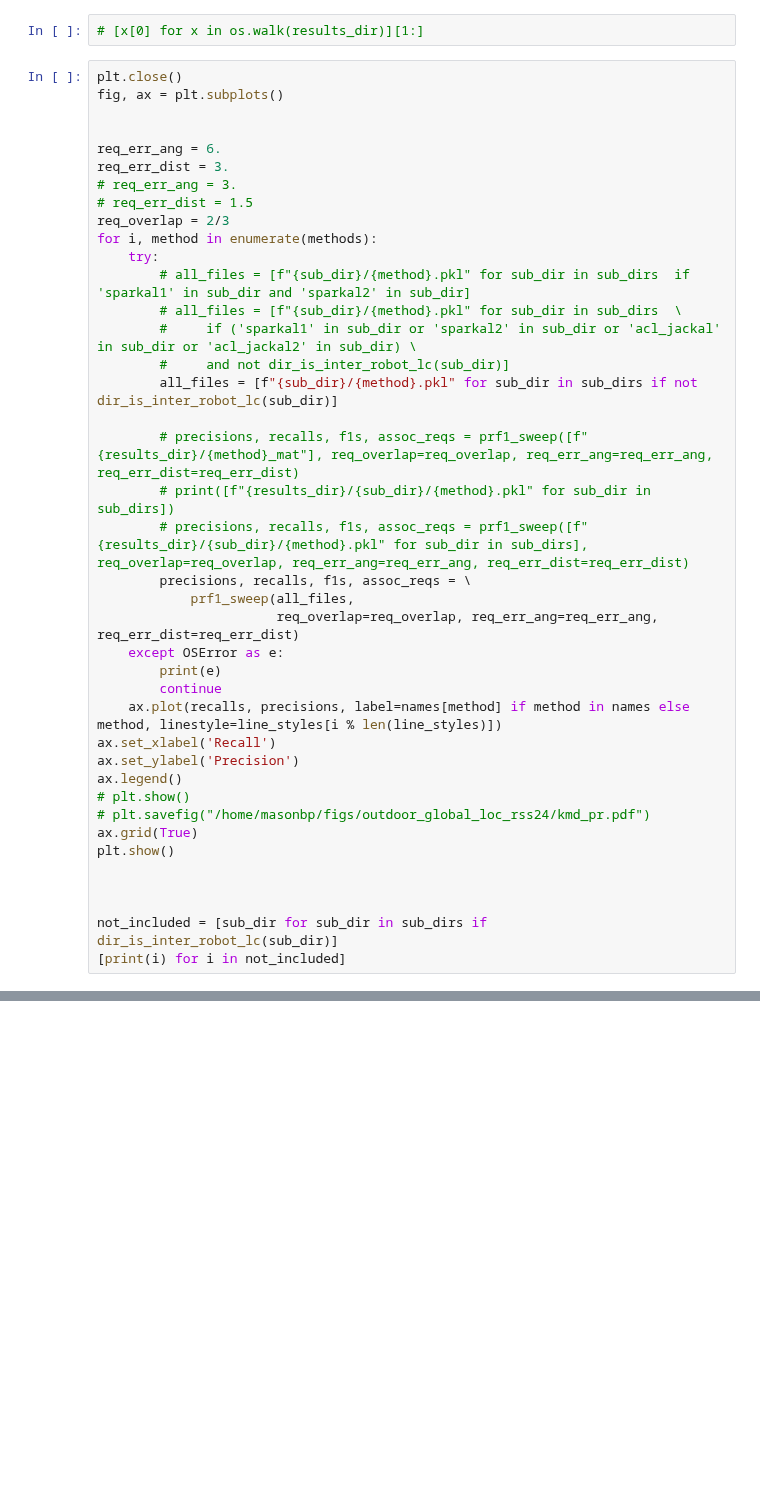
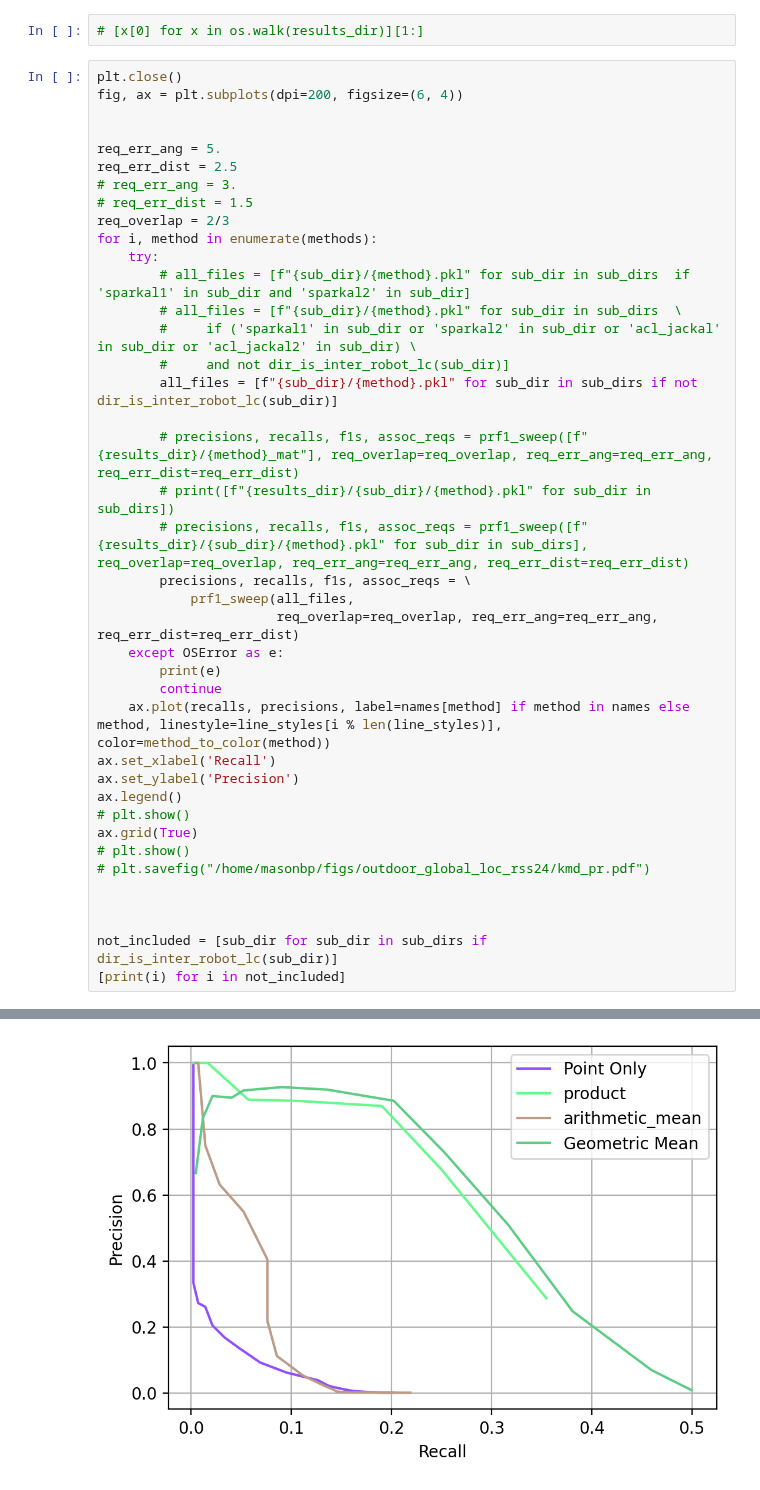
Before and after one commit to mit-acl/roman, a Jupyter notebook: notebooks/submap_align/pr_compare.ipynb, the cells around one changed output, grey strips where cells are left out. Saved outputs shown, nothing was run; the diff lists cells and outputs as text; blank space fills up the shorter version.

```diff
--- a/notebooks/submap_align/pr_compare.ipynb
+++ b/notebooks/submap_align/pr_compare.ipynb
@@ -44,11 +68,11 @@ plt.close()
 # [x[0] for x in os.walk(results_dir)][1:]
 # %%
 plt.close()
-fig, ax = plt.subplots()
+fig, ax = plt.subplots(dpi=200, figsize=(6, 4))
 
 
-req_err_ang = 6.
-req_err_dist = 3.
+req_err_ang = 5.
+req_err_dist = 2.5
 # req_err_ang = 3.
 # req_err_dist = 1.5
 req_overlap = 2/3
@@ -69,14 +93,14 @@ for i, method in enumerate(methods):
     except OSError as e:
         print(e)
         continue
-    ax.plot(recalls, precisions, label=names[method] if method in names else method, linestyle=line_styles[i % len(line_styles)])
+    ax.plot(recalls, precisions, label=names[method] if method in names else method, linestyle=line_styles[i % len(line_styles)], color=method_to_color(method))
 ax.set_xlabel('Recall')
 ax.set_ylabel('Precision')
 ax.legend()
 # plt.show()
+ax.grid(True)
+# plt.show()
 # plt.savefig("/home/masonbp/figs/outdoor_global_loc_rss24/kmd_pr.pdf")
-ax.grid(True)
-plt.show()
 
 
 
@@ -95,0 +117 @@ not_included = [sub_dir for sub_dir in sub_dirs if dir_is_inter_robot_lc(sub_dir
+[figure, new version]
```
Also changed, not shown: parts of 4 cells of this notebook, 5 other files.
